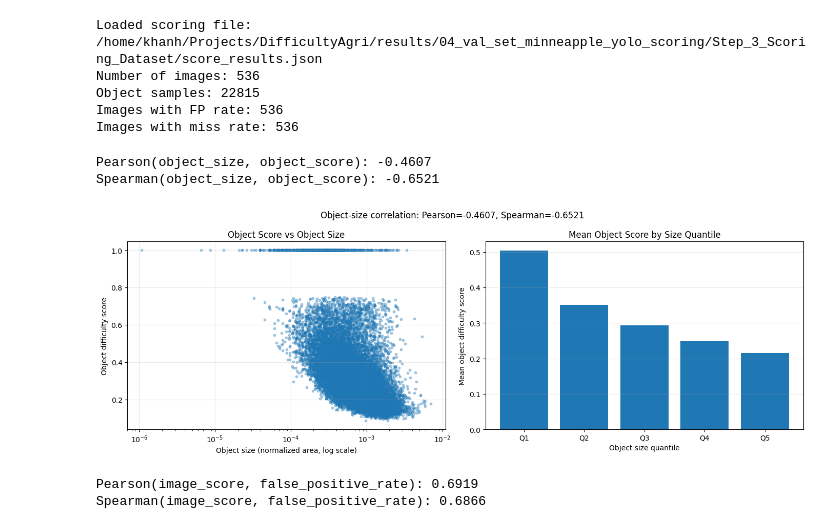
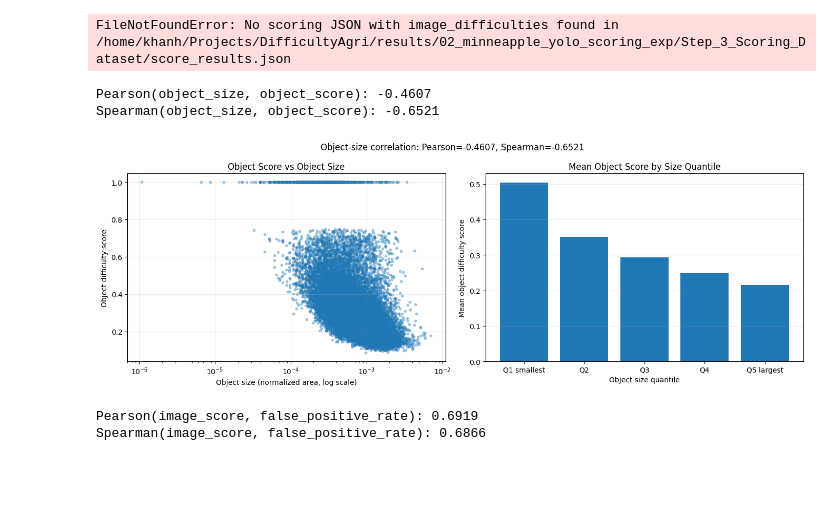
Before and after one commit to khanhtran2001/DifficultAgriculture, a Jupyter notebook: notebooks/scoring_analysis.ipynb, the cells around one changed output. Cells and saved outputs as stored; diff of their text form; code cells hidden in the pictures; blank space fills up the shorter version.

Commit message:
Add experiment with global wheat head dataset

```diff
--- a/notebooks/scoring_analysis.ipynb
+++ b/notebooks/scoring_analysis.ipynb
@@ -6,7 +6,7 @@ import matplotlib.pyplot as plt
 
 # 1) Load scoring JSON from Step_3 (much faster than recursive search)
 # Direct path to avoid slow rglob() scanning through /runs/ with 100+ folders
-step3_dir = Path('/home/khanh/Projects/DifficultyAgri/results/04_val_set_minneapple_yolo_scoring/Step_3_Scoring_Dataset/')
+step3_dir = Path('/home/khanh/Projects/DifficultyAgri/results/02_minneapple_yolo_scoring_exp/Step_3_Scoring_Dataset/')
 preferred_names = {'score_results.json', 'scoring_results.json', 'detail_score.json'}
 
 score_path = None
@@ -63,11 +63,7 @@ print(f'Object samples: {len(obj_scores)}')
 print(f'Images with FP rate: {np.sum(~np.isnan(fp_rates))}')
 print(f'Images with miss rate: {np.sum(~np.isnan(miss_rates))}')
 # %% [output]
-Loaded scoring file: /home/khanh/Projects/DifficultyAgri/results/04_val_set_minneapple_yolo_scoring/Step_3_Scoring_Dataset/score_results.json
-Number of images: 536
-Object samples: 22815
-Images with FP rate: 536
-Images with miss rate: 536
+FileNotFoundError: No scoring JSON with image_difficulties found in /home/khanh/Projects/DifficultyAgri/results/02_minneapple_yolo_scoring_exp/Step_3_Scoring_Dataset/score_results.json
 # %%
 # Correlation 1: object size vs object score
 if len(obj_scores) < 2:
@@ -95,35 +91,35 @@ print(f'Pearson(object_size, object_score): {pearson_obj:.4f}')
 print(f'Spearman(object_size, object_score): {spearman_obj:.4f}')
 
 fig, ax = plt.subplots(1, 2, figsize=(14, 5))
 
 # Scatter on log-size axis
 ax[0].scatter(safe_sizes, obj_scores, s=10, alpha=0.35)
 ax[0].set_xscale('log')
 ax[0].set_xlabel('Object size (normalized area, log scale)')
 ax[0].set_ylabel('Object difficulty score')
 ax[0].set_title('Object Score vs Object Size')
 ax[0].grid(alpha=0.25)
 
 # Mean score by size quantile bins
 q = np.quantile(safe_sizes, [0.0, 0.2, 0.4, 0.6, 0.8, 1.0])
 for i in range(1, len(q)):
     if q[i] <= q[i - 1]:
         q[i] = q[i - 1] + 1e-12
 bins = np.digitize(safe_sizes, q[1:-1], right=True)
 means = [float(np.mean(obj_scores[bins == i])) if np.any(bins == i) else np.nan for i in range(5)]
-ax[1].bar(['Q1', 'Q2', 'Q3', 'Q4', 'Q5'], means)
+ax[1].bar(['Q1 smallest', 'Q2', 'Q3', 'Q4', 'Q5 largest'], means)
 ax[1].set_xlabel('Object size quantile')
 ax[1].set_ylabel('Mean object difficulty score')
 ax[1].set_title('Mean Object Score by Size Quantile')
 ax[1].grid(axis='y', alpha=0.25)
 
 fig.suptitle(f'Object-size correlation: Pearson={pearson_obj:.4f}, Spearman={spearman_obj:.4f}')
 plt.tight_layout()
 plt.show()
 # %% [output]
 Pearson(object_size, object_score): -0.4607
 Spearman(object_size, object_score): -0.6521
-[figure, old version]
+[figure, new version]
 # %%
 # Correlation 2: image score vs false positive rate
 valid = ~np.isnan(fp_rates)
```
Also changed, not shown: parts of 2 cells of this notebook, 26 other files.
